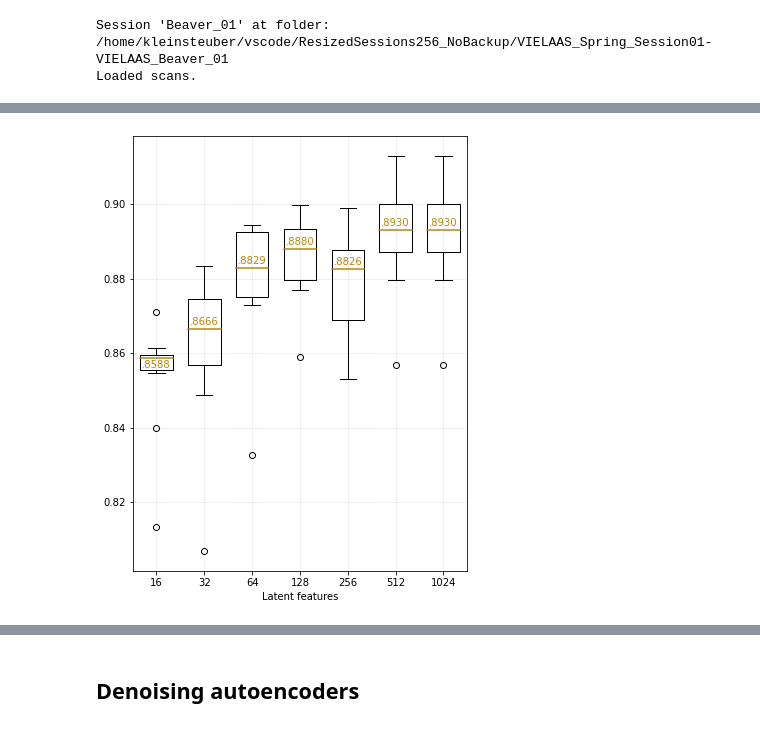
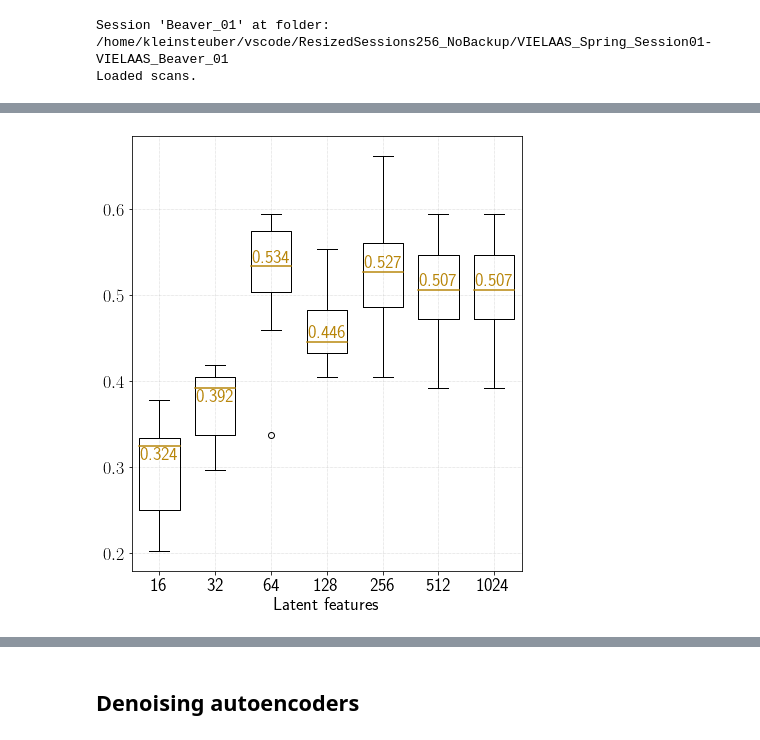
Before and after one commit to kleincode/camera-trap-anomaly-detection, a Jupyter notebook: approach4_boxplot.ipynb, the cells around one changed output, grey strips where cells are left out. Saved outputs shown, nothing was run; the diff lists cells and outputs as text; code cells hidden in the pictures.

Commit message:
updated plots

```diff
--- a/approach4_boxplot.ipynb
+++ b/approach4_boxplot.ipynb
@@ -229,8 +231,8 @@ def get_scores(train_names, session = "Beaver_01", **kwargs):
 # %% [markdown]
 ### Plotting
 # %%
-def plot_boxes(values, color="darkgoldenrod", label_below=[], colors=None):
-    bp_dict = plt.boxplot(values, medianprops={"linewidth": 1.5, "color": color}, widths=0.68)
+def plot_boxes(values, color="darkgoldenrod", label_below=[], colors=None, label_dist_overwrites={}):
+    bp_dict = plt.boxplot(values, medianprops={"linewidth": 1.5, "color": color}, widths=0.72)
 
     # Add labels to medians
     for i, line in enumerate(bp_dict['medians']):
@@ -242,14 +244,18 @@ def plot_boxes(values, color="darkgoldenrod", label_below=[], colors=None):
         line.set_color(color)
         # overlay median value
         if i in label_below:
-            plt.text(x - 0.34, y - 0.0006, f"{y:.4f}"[1:], verticalalignment="top", horizontalalignment="center", color=color) # draw below, centered
+            label_dist = label_dist_overwrites[i] if i in label_dist_overwrites else 0.001
+            plt.text(x - 0.355, y - label_dist, f"{y:.3f}", verticalalignment="top", horizontalalignment="center", color=color) # draw below, centered
         else:
-            plt.text(x - 0.34, y + 0.0005, f"{y:.4f}"[1:], verticalalignment="bottom", horizontalalignment="center", color=color) # draw above, centered
+            label_dist = label_dist_overwrites[i] if i in label_dist_overwrites else 0.0005
+            plt.text(x - 0.355, y + label_dist, f"{y:.3f}", verticalalignment="bottom", horizontalalignment="center", color=color) # draw above, centered
 
-def plot_scores(configs, scores, metric="auc", savefile=None, figsize=(15, 10), label_below=[], xlabel=None, colors=None):
+def plot_scores(configs, scores, metric="auc", savefile=None, figsize=(15, 10), xlabel=None, **kwargs):
+    plt.rcParams['text.usetex'] = True
+    plt.rcParams.update({"font.size": 18})
     plt.figure(figsize=figsize)
 
-    plot_boxes([kde_scores[metric] for kde_scores, loss_scores in scores], label_below=label_below, colors=colors)
+    plot_boxes([kde_scores[metric] for kde_scores, loss_scores in scores], **kwargs)
     # plot_boxes([loss_scores[metric] for kde_scores, loss_scores in scores], color="blue")
 
     # Add labels
@@ -286,4 +296,4 @@ Loaded scans.
 # %%
-plot_scores(CONFIGS_BY_LATENT_FEATURES, scores, metric="auc", savefile="plots/approach4/boxplot_kde_latentfeatures.pdf", figsize=(6, 8), label_below=[0], xlabel="Latent features")
+plot_scores(CONFIGS_BY_LATENT_FEATURES, scores, metric="tnr95", savefile="plots/approach4/boxplot_kde_latentfeatures_tnr95.pdf", figsize=(7, 8), label_below=[0, 1], xlabel="Latent features")
 # %% [output]
-[figure, old version]
+[figure, new version]
```
Also changed, not shown: parts of 5 cells of this notebook, 17 other files.
